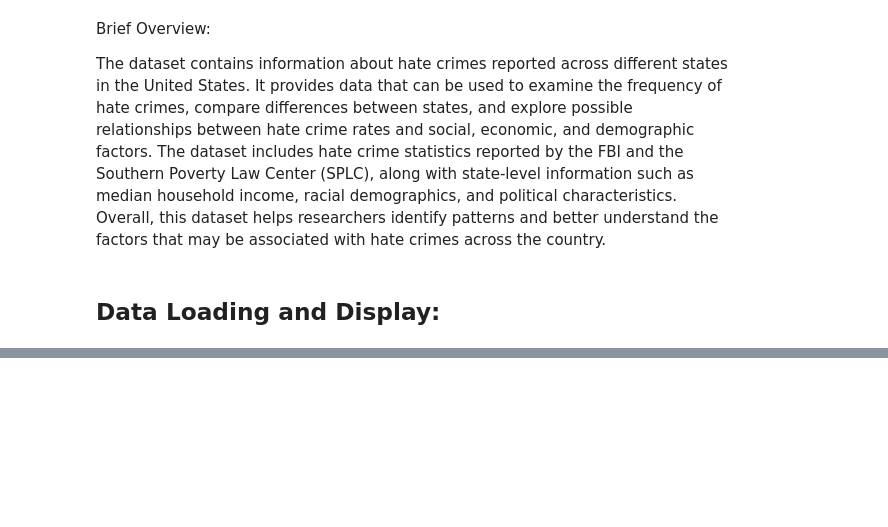
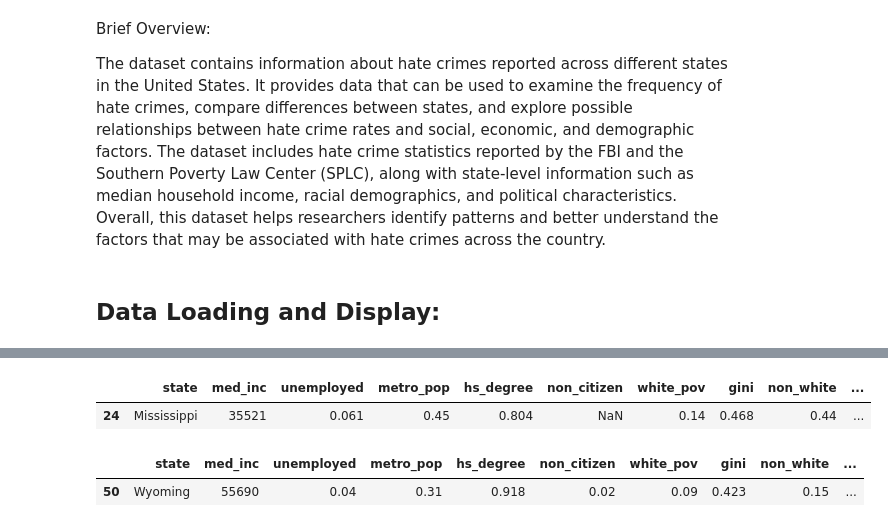
Before and after one commit to emelynmission/D213-FINAL-PROJECT, a Jupyter notebook: FP-HC.ipynb, the cells around one changed output, grey strips where cells are left out. Cells and saved outputs as stored; diff of their text form; code cells hidden in the pictures; blank space fills up the shorter version.

```diff
--- a/FP-HC.ipynb
+++ b/FP-HC.ipynb
@@ -39,0 +65,10 @@ memory usage: 51.2 KB
+# %%
+hatecrimes_clean[hatecrimes_clean['hc_per_100k'] == hatecrimes_clean['hc_per_100k'].min()]
+# %% [output]
+|  | state | med_inc | unemployed | metro_pop | hs_degree | non_citizen | white_pov | gini | non_white | ... |
+| 24 | Mississippi | 35521 | 0.061 | 0.45 | 0.804 | NaN | 0.14 | 0.468 | 0.44 | ... |
+# %%
+hatecrimes_clean[hatecrimes_clean['avg_hc_annual'] == hatecrimes_clean['avg_hc_annual'].min()]
+# %% [output]
+|  | state | med_inc | unemployed | metro_pop | hs_degree | non_citizen | white_pov | gini | non_white | ... |
+| 50 | Wyoming | 55690 | 0.04 | 0.31 | 0.918 | 0.02 | 0.09 | 0.423 | 0.15 | ... |
```
Also changed, not shown: parts of 4 cells of this notebook, 1 other file.
